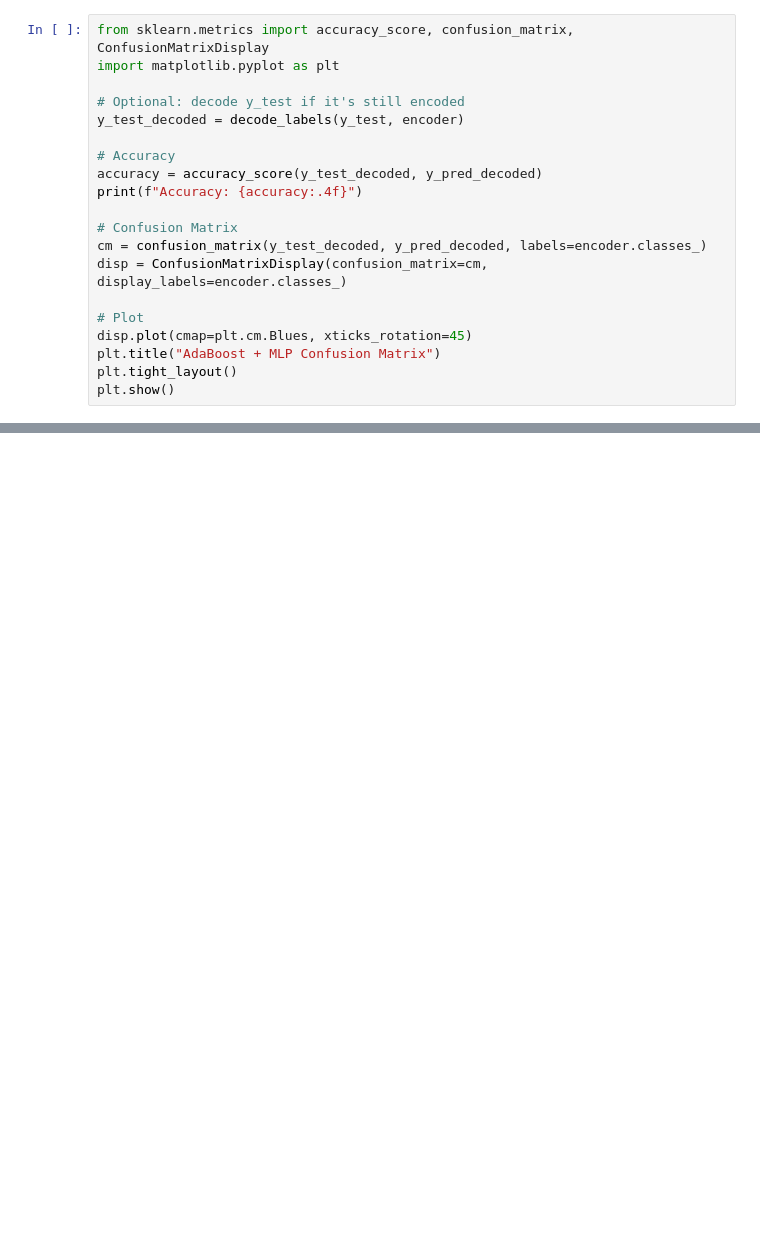
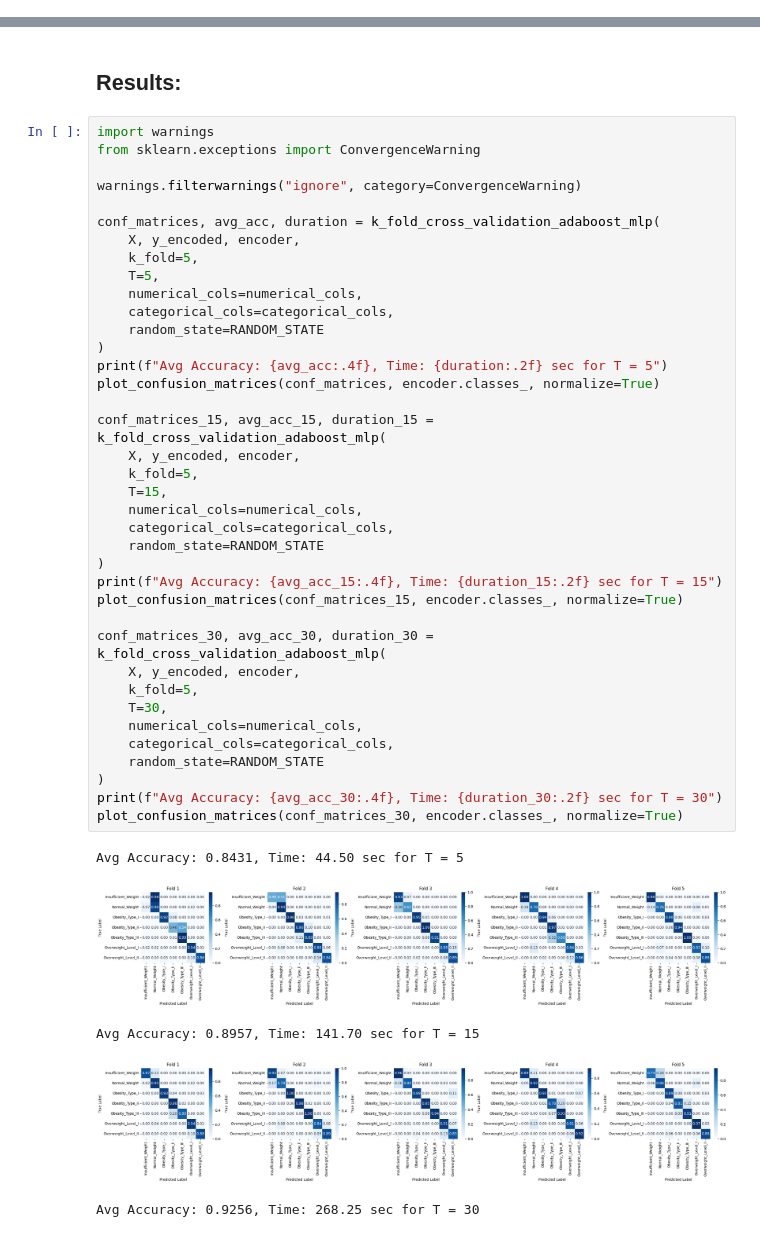
Before and after one commit to bashtag/NN-Classifier-Base-Of-AdaBoost, a Jupyter notebook: 210104004253_Bilal_GOKCE.ipynb, the cells around one changed output, grey strips where cells are left out. Drawn from its saved outputs; the diff is of its cells as text; blank space fills up the shorter version.

Commit message:
adaboost-mlp, rdf-perceptron implementations finished with k-fold cross validation reports

```diff
--- a/210104004253_Bilal_GOKCE.ipynb
+++ b/210104004253_Bilal_GOKCE.ipynb
@@ -474,20 +0,0 @@ WHY DID WE ADD PREPROCESSOR AND PIPELINE TO ADABOOST LOOP?
-# %%
-from sklearn.metrics import accuracy_score, confusion_matrix, ConfusionMatrixDisplay
-import matplotlib.pyplot as plt
-
-# Optional: decode y_test if it's still encoded
-y_test_decoded = decode_labels(y_test, encoder)
-
-# Accuracy
-accuracy = accuracy_score(y_test_decoded, y_pred_decoded)
-print(f"Accuracy: {accuracy:.4f}")
-
-# Confusion Matrix
-cm = confusion_matrix(y_test_decoded, y_pred_decoded, labels=encoder.classes_)
-disp = ConfusionMatrixDisplay(confusion_matrix=cm, display_labels=encoder.classes_)
-
-# Plot
-disp.plot(cmap=plt.cm.Blues, xticks_rotation=45)
-plt.title("AdaBoost + MLP Confusion Matrix")
-plt.tight_layout()
-plt.show()
@@ -507,0 +240,46 @@ Maybe the reason behind choosing just one hidden layer is obtaining a weak learn
+# %% [markdown]
+## Results:
+# %%
+import warnings
+from sklearn.exceptions import ConvergenceWarning
+
+warnings.filterwarnings("ignore", category=ConvergenceWarning)
+
+conf_matrices, avg_acc, duration = k_fold_cross_validation_adaboost_mlp(
+    X, y_encoded, encoder,
+    k_fold=5,
+    T=5,
+    numerical_cols=numerical_cols,
+    categorical_cols=categorical_cols,
+    random_state=RANDOM_STATE
+)
+print(f"Avg Accuracy: {avg_acc:.4f}, Time: {duration:.2f} sec for T = 5")
+plot_confusion_matrices(conf_matrices, encoder.classes_, normalize=True)
+
+conf_matrices_15, avg_acc_15, duration_15 = k_fold_cross_validation_adaboost_mlp(
+    X, y_encoded, encoder,
+    k_fold=5,
+    T=15,
+    numerical_cols=numerical_cols,
+    categorical_cols=categorical_cols,
+    random_state=RANDOM_STATE
+)
+print(f"Avg Accuracy: {avg_acc_15:.4f}, Time: {duration_15:.2f} sec for T = 15")
+plot_confusion_matrices(conf_matrices_15, encoder.classes_, normalize=True)
+
+conf_matrices_30, avg_acc_30, duration_30 = k_fold_cross_validation_adaboost_mlp(
+    X, y_encoded, encoder,
+    k_fold=5,
+    T=30,
+    numerical_cols=numerical_cols,
+    categorical_cols=categorical_cols,
+    random_state=RANDOM_STATE
+)
+print(f"Avg Accuracy: {avg_acc_30:.4f}, Time: {duration_30:.2f} sec for T = 30")
+plot_confusion_matrices(conf_matrices_30, encoder.classes_, normalize=True)
+# %% [output]
+Avg Accuracy: 0.8431, Time: 44.50 sec for T = 5
+[figure, added]
+Avg Accuracy: 0.8957, Time: 141.70 sec for T = 15
+[figure, added]
+Avg Accuracy: 0.9256, Time: 268.25 sec for T = 30
```
Also changed, not shown: parts of 41 cells of this notebook.
